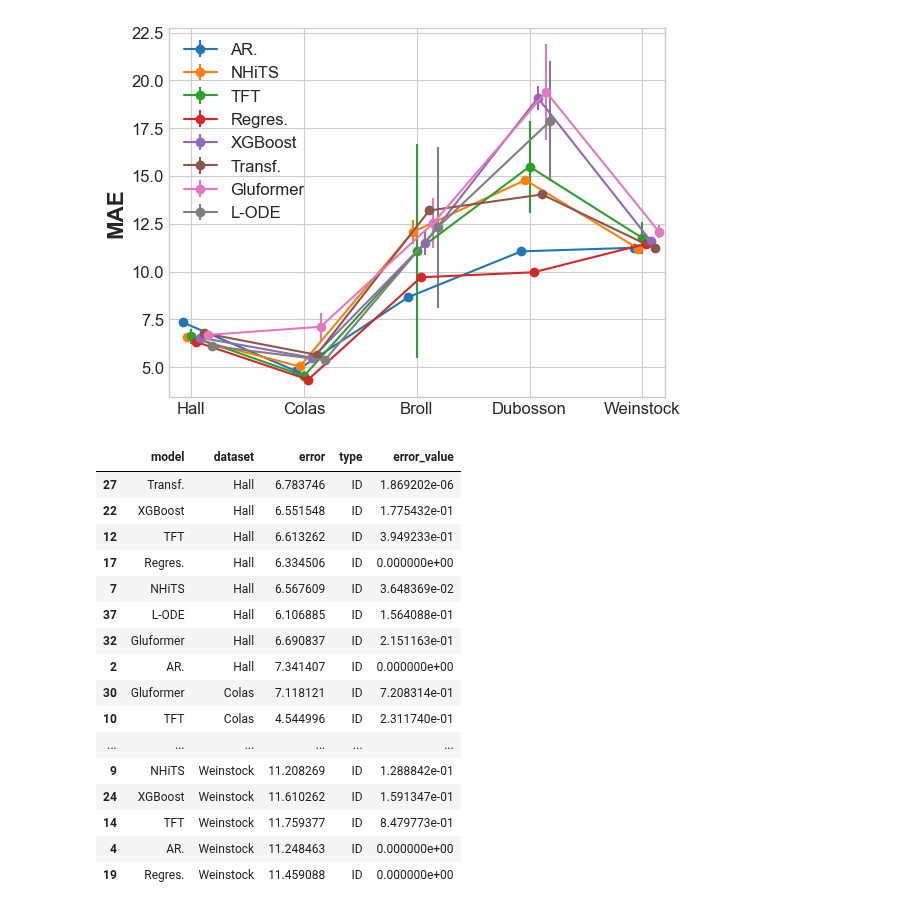
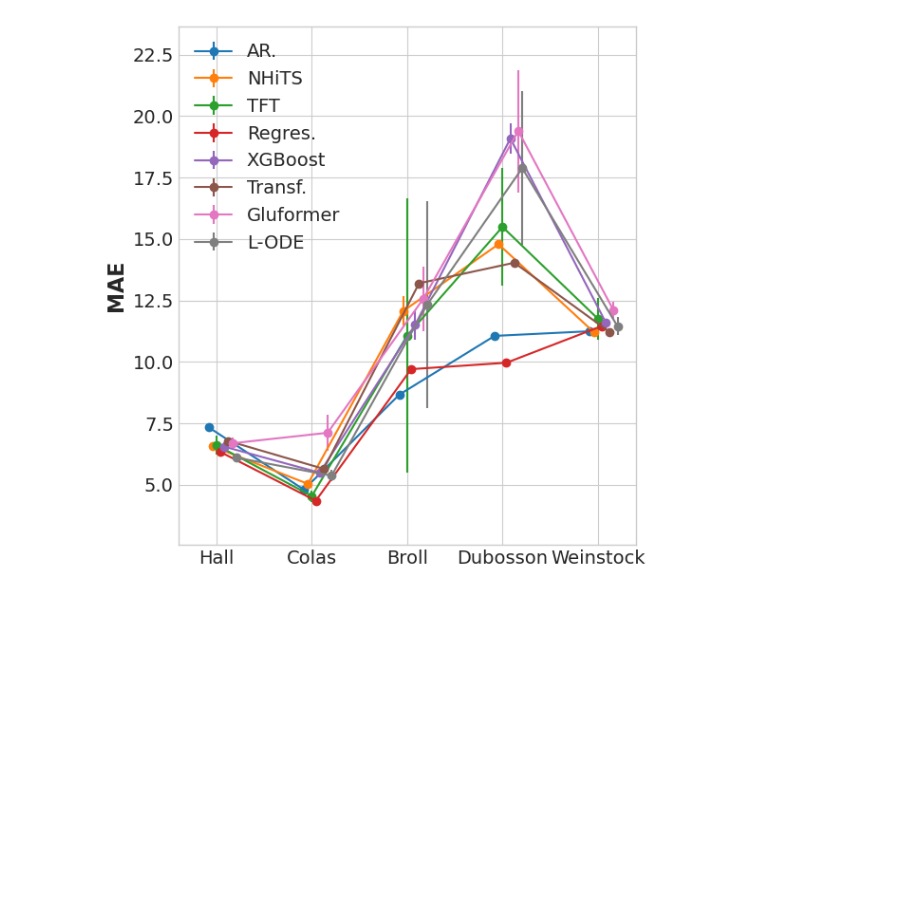
Before and after one commit to IrinaStatsLab/GlucoBench, a Jupyter notebook: presentation/njf-plots.ipynb, the cells around one changed output. Drawn from its saved outputs; the diff is of its cells as text; code cells hidden in the pictures; blank space fills up the shorter version.

Commit message:
Corrected figures

```diff
--- a/presentation/njf-plots.ipynb
+++ b/presentation/njf-plots.ipynb
@@ -183,62 +184,48 @@ def prepare_data(df):
     df.columns = ["model", "dataset", "error", "type"]
     df["dataset"] = df["dataset"].apply(lambda x: x.split(" ")[0])
 
     return df
 
 order = ["Hall","Colas","Broll","Dubosson","Weinstock"]
 error_bars_nocov = rename_data(error_bars_nocov)
 
 temp_df = rename_data(prepare_data(df_nocov_mae))
 temp_df = pd.merge(temp_df, error_bars_nocov[["model", "dataset", "type","error_value"]], on=["model","dataset","type"], how="left").fillna(0)
 df_nocov = temp_df.sort_values(by="dataset", key= lambda x: x.map({val: key for key, val in list(enumerate(order))}))
 
+import matplotlib.pyplot as plt
+import matplotlib.transforms as transforms
 import matplotlib as mpl
-import matplotlib.transforms as transforms
 
 mpl.rcParams['font.family'] = 'Arial'
 
-offset = lambda p: transforms.ScaledTranslation(p/72.,0, plt.gcf().dpi_scale_trans)
-trans = plt.gca().transData
+fig, ax = plt.subplots(figsize=(6, 6))  # Change figsize as needed
+
+offset = lambda p: transforms.ScaledTranslation(p/72., 0, fig.dpi_scale_trans)
+trans = ax.transData
 
 for i, m in enumerate(["AR.", "NHiTS", "TFT", "Regres.", "XGBoost", "Transf.", "Gluformer", "L-ODE"]): # TODO: update w/ gluformer
     df = df_nocov[df_nocov["model"] == m]
-    plt.errorbar(
+    ax.errorbar(
         df["dataset"],
         df["error"],
         xerr=None,
         yerr=df["error_value"],
         label=m,
         markersize=6,
         fmt="-o",
-        transform = trans+offset((i-2)*3)
+        transform=trans+offset((i-2)*3)
     )
 
-plt.ylabel("MAE", fontsize=16, fontweight="bold")
-plt.xticks(fontsize=12)
-plt.yticks(fontsize=12)
+ax.set_ylabel("MAE", fontsize=16, fontweight="bold")
+ax.tick_params(axis='both', which='major', labelsize=14)
+ax.legend(prop={'size': 14})
+ax.margins(0.1)
 
-plt.legend(prop={'size': 12})
-plt.show()
-df_nocov
+plt.tight_layout()
+plt.savefig("./plots/njf/generalization_by_diabetic.pdf")
 # %% [output]
-[figure, old version]
+[figure, new version]
-|  | model | dataset | error | type | error_value |
-| 27 | Transf. | Hall | 6.783746 | ID | 1.869202e-06 |
-| 22 | XGBoost | Hall | 6.551548 | ID | 1.775432e-01 |
-| 12 | TFT | Hall | 6.613262 | ID | 3.949233e-01 |
-| 17 | Regres. | Hall | 6.334506 | ID | 0.000000e+00 |
-| 7 | NHiTS | Hall | 6.567609 | ID | 3.648369e-02 |
-| 37 | L-ODE | Hall | 6.106885 | ID | 1.564088e-01 |
-| 32 | Gluformer | Hall | 6.690837 | ID | 2.151163e-01 |
-| 2 | AR. | Hall | 7.341407 | ID | 0.000000e+00 |
-| 30 | Gluformer | Colas | 7.118121 | ID | 7.208314e-01 |
-| 10 | TFT | Colas | 4.544996 | ID | 2.311740e-01 |
-| ... | ... | ... | ... | ... | ... |
-| 9 | NHiTS | Weinstock | 11.208269 | ID | 1.288842e-01 |
-| 24 | XGBoost | Weinstock | 11.610262 | ID | 1.591347e-01 |
-| 14 | TFT | Weinstock | 11.759377 | ID | 8.479773e-01 |
-| 4 | AR. | Weinstock | 11.248463 | ID | 0.000000e+00 |
-| 19 | Regres. | Weinstock | 11.459088 | ID | 0.000000e+00 |
 # %%
 # 3. LOTS OF PLOTS
 
```
Also changed, not shown: parts of 3 cells of this notebook, 12 other files.
